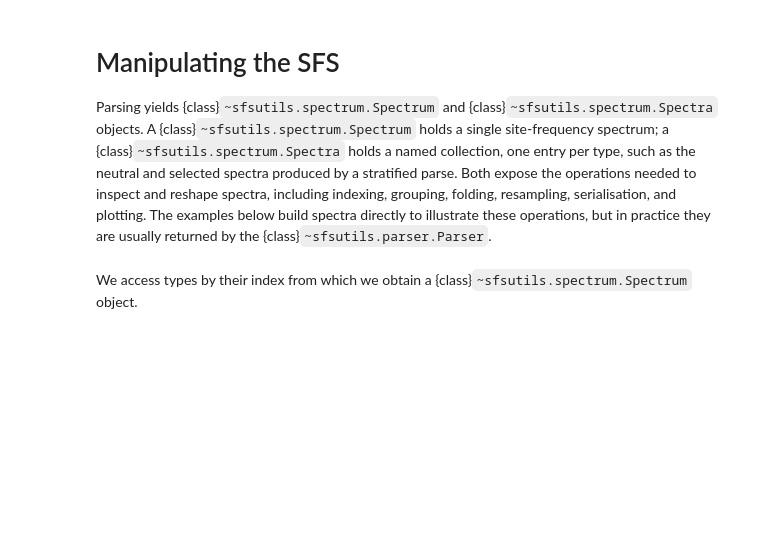
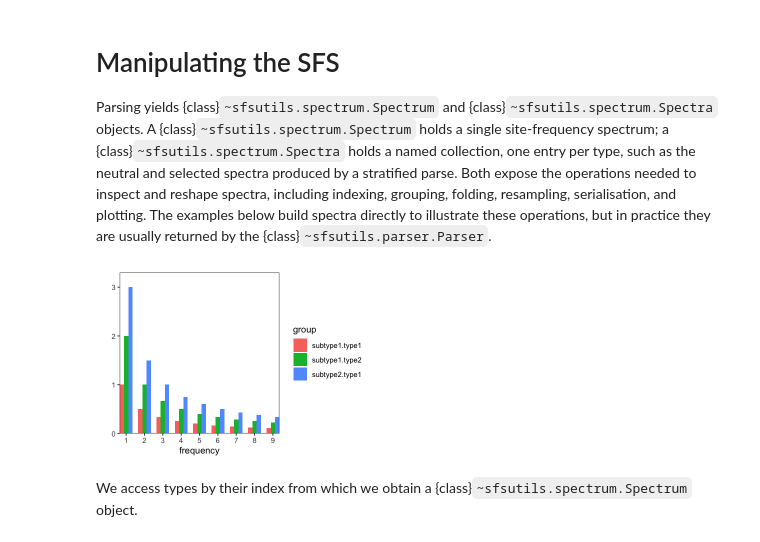
Before and after one commit to Sendrowski/SFSUtils, a Jupyter notebook: docs/reference/R/spectra.ipynb, the cells around one changed output. Cells and saved outputs as stored; diff of their text form; code cells hidden in the pictures; blank space fills up the shorter version.

```diff
--- a/docs/reference/R/spectra.ipynb
+++ b/docs/reference/R/spectra.ipynb
@@ -10,13 +12,15 @@ su <- load_sfsutils()
 # %%
 # create spectra with two subtypes and two types
 spectra <- su$Spectra$from_spectra(list(
   "subtype1.type1" = su$Spectrum$standard_kingman(10) * 1,
   "subtype1.type2" = su$Spectrum$standard_kingman(10) * 2,
   "subtype2.type1" = su$Spectrum$standard_kingman(10) * 3
 ))
 
 # plot spectra
-spectra$plot()
+p <- spectra$plot()
+# %% [output]
+[figure, added]
 # %% [markdown]
 We access types by their index from which we obtain a {class}`~sfsutils.spectrum.Spectrum` object.
 # %%
```
Also changed, not shown: parts of 7 cells of this notebook, 7 other files.
